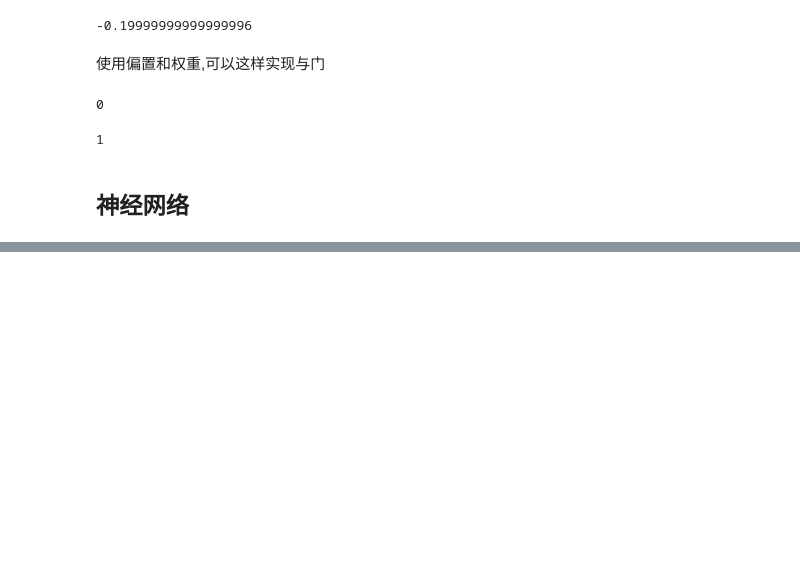
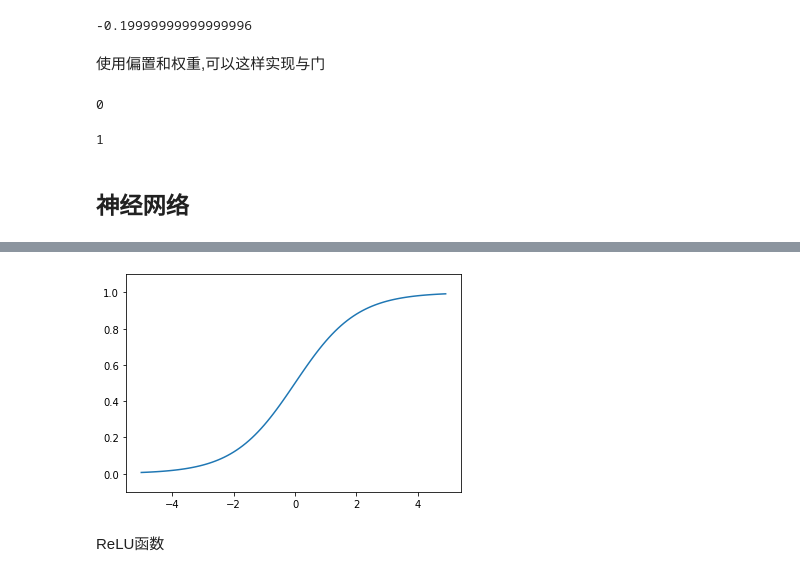
Before and after one commit to limbo1996/learn_python, a Jupyter notebook: deep_learn/deep_learn_from_scratch.ipynb, the cells around one changed output, grey strips where cells are left out. Saved outputs shown, nothing was run; the diff lists cells and outputs as text; code cells hidden in the pictures; blank space fills up the shorter version.

```diff
--- a/deep_learn/deep_learn_from_scratch.ipynb
+++ b/deep_learn/deep_learn_from_scratch.ipynb
@@ -79,0 +126,10 @@ AND(1, 1)
+# %%
+x = np.arange(-5, 5, 0.1)
+y = sigmoid(x)
+plt.plot(x, y)
+plt.ylim(-0.1, 1.1)
+plt.show()
+# %% [output]
+[figure, added]
+# %% [markdown]
+ReLU函数
```
Also changed, not shown: parts of 16 cells of this notebook.
